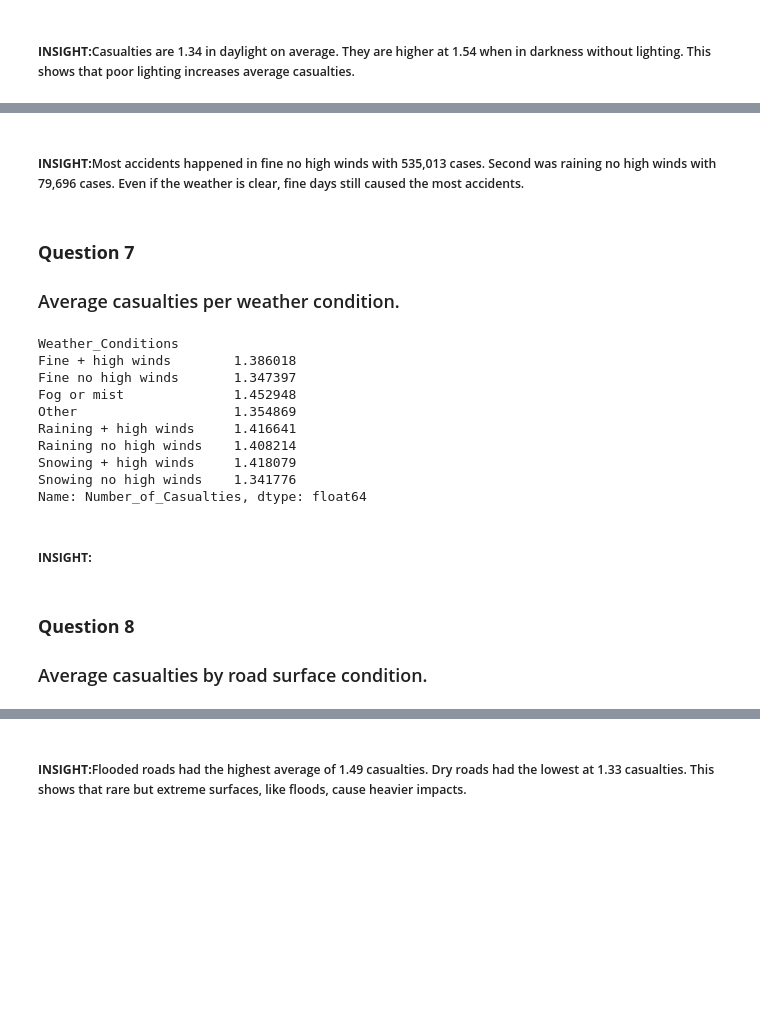
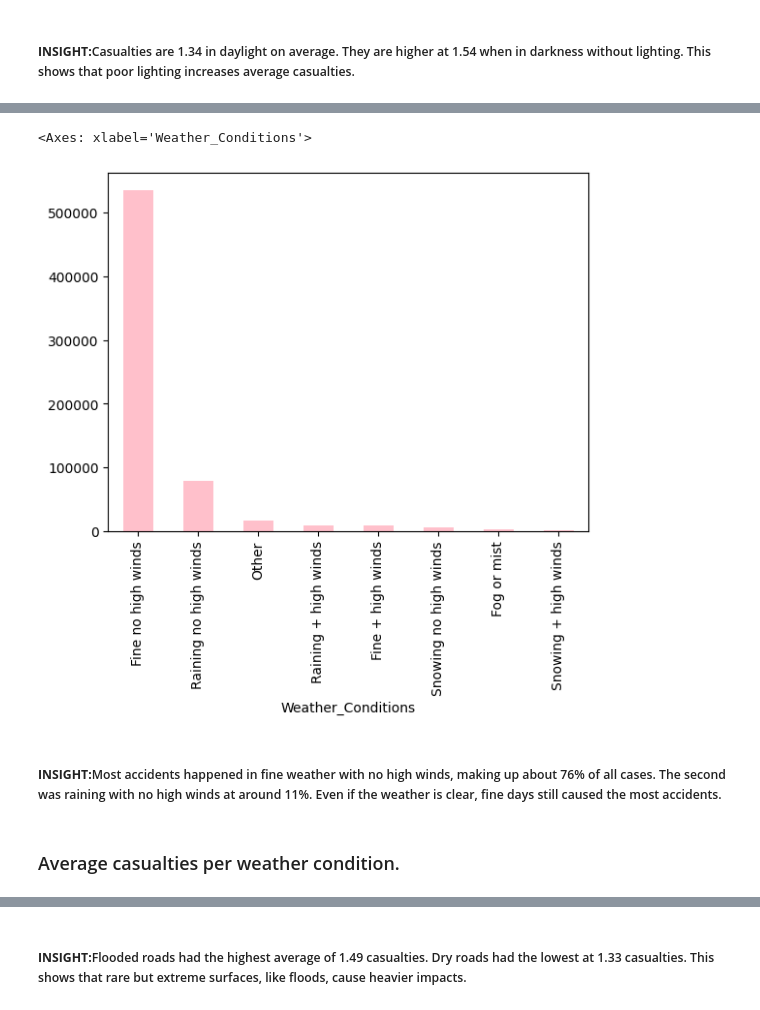
Before and after one commit to notmarga/ELEC303-FELONIA, a Jupyter notebook: Activity2.ipynb, the cells around one changed output, grey strips where cells are left out. Drawn from its saved outputs; the diff is of its cells as text; code cells hidden in the pictures; blank space fills up the shorter version.

```diff
--- a/Activity2.ipynb
+++ b/Activity2.ipynb
@@ -370,27 +353,13 @@ Name: count, dtype: int64
+# %%
+no_con = accident['Weather_Conditions'].value_counts()
+no_con.plot(kind= 'bar', color = 'pink')
+# %% [output]
+<Axes: xlabel='Weather_Conditions'>
+[figure, added]
 # %% [markdown]
-<h5><b>INSIGHT:</b>Most accidents happened in fine no high winds with 535,013 cases.
-Second was raining no high winds with 79,696 cases.
+<h5><b>INSIGHT:</b>Most accidents happened in fine weather with no high winds, making up about 76% of all cases.
+The second was raining with no high winds at around 11%.
 Even if the weather is clear, fine days still caused the most accidents.</h5>
 # %% [markdown]
-<h3><b>Question 7</b></h3>
+
 <h3>Average casualties per weather condition.</h3>
-# %%
-accident.groupby('Weather_Conditions')['Number_of_Casualties'].mean()
-# %% [output]
-Weather_Conditions
-Fine + high winds        1.386018
-Fine no high winds       1.347397
-Fog or mist              1.452948
-Other                    1.354869
-Raining + high winds     1.416641
-Raining no high winds    1.408214
-Snowing + high winds     1.418079
-Snowing no high winds    1.341776
-Name: Number_of_Casualties, dtype: float64
-# %% [markdown]
-<h5><b>INSIGHT:</bThe highest average casualties were in fog or mist at 1.45.
-The lowest was in fine no high winds at 1.34.
-Bad weather makes each crash more harmful, even if they happen less often.></h5>
-# %% [markdown]
-<h3><b>Question 8</b></h3>
-<h3>Average casualties by road surface condition.</h3>
```
Also changed, not shown: parts of 44 cells of this notebook.
